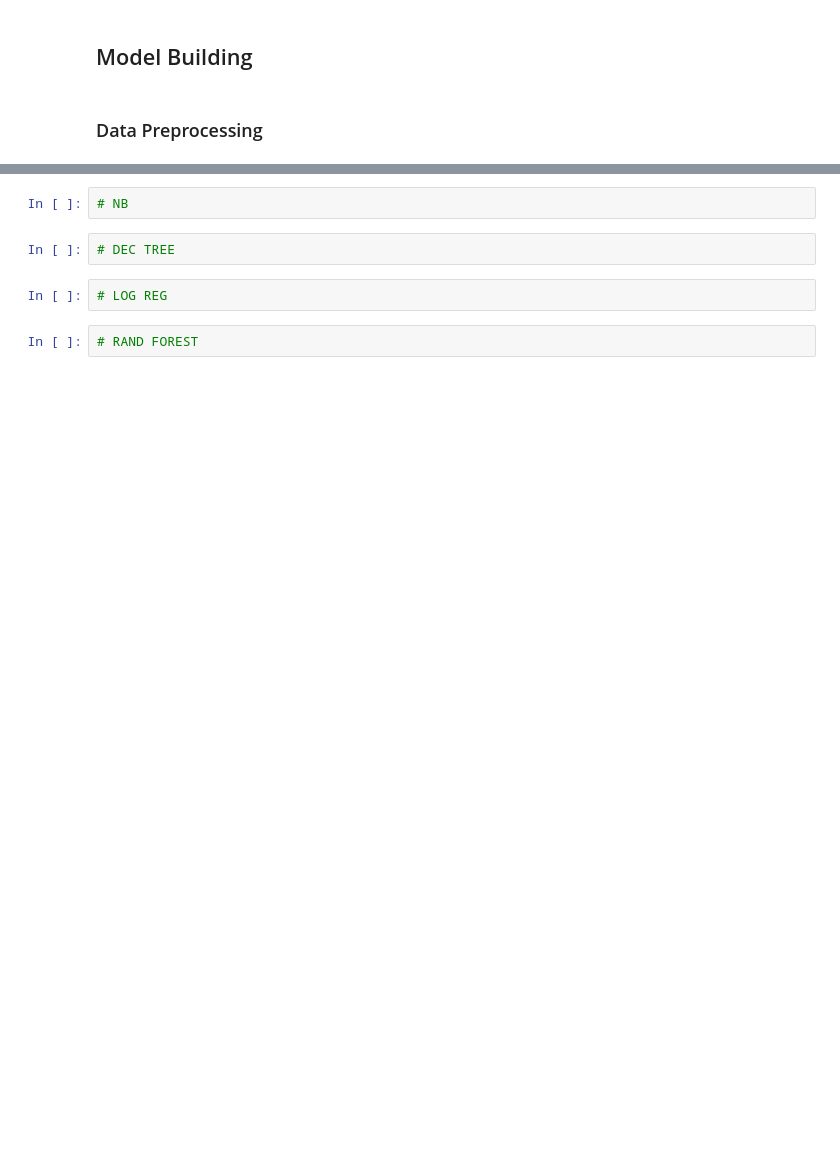
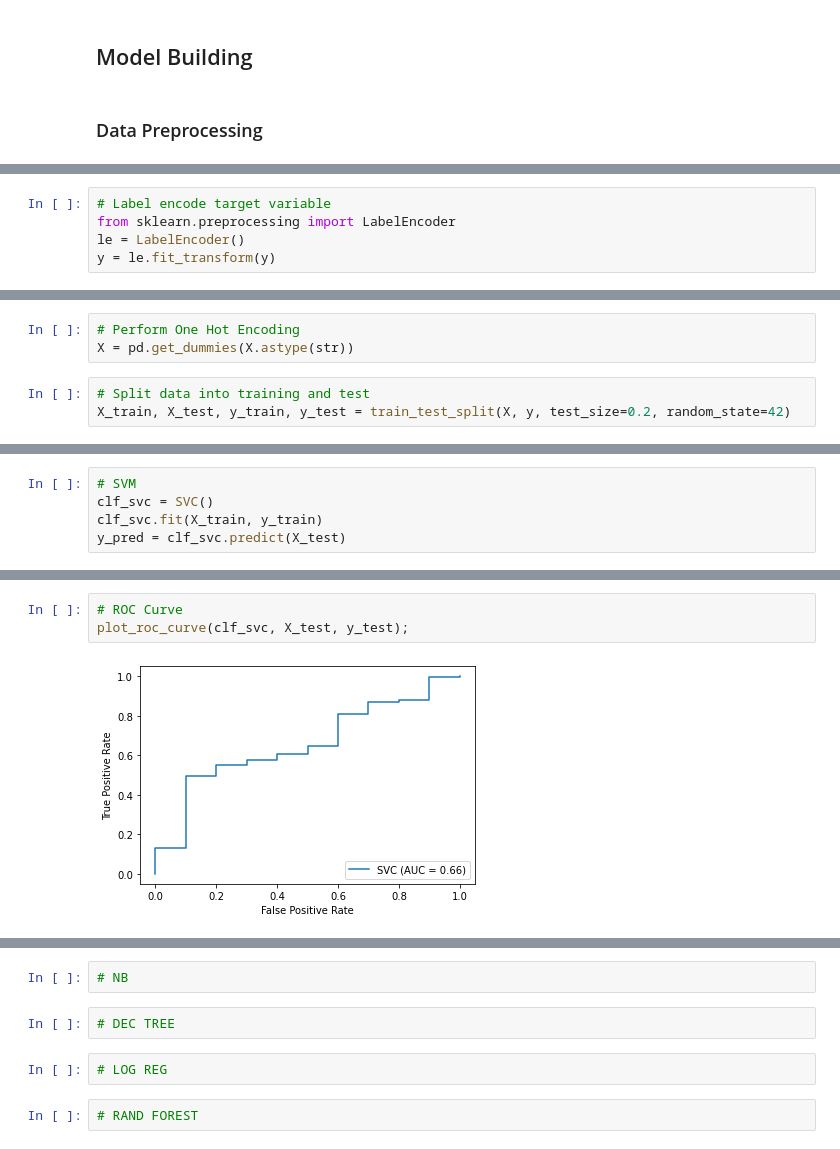
Before and after one commit to dan-grant-hunter/London_Free_Transport, a Jupyter notebook: london_free_transport.ipynb, the cells around one changed output, grey strips where cells are left out. Cells and saved outputs as stored; diff of their text form; blank space fills up the shorter version.

```diff
--- a/london_free_transport.ipynb
+++ b/london_free_transport.ipynb
@@ -512,0 +565,5 @@ plt.xticks([*range(1,6)]);
+# %%
+# Label encode target variable
+from sklearn.preprocessing import LabelEncoder
+le = LabelEncoder()
+y = le.fit_transform(y)
@@ -512,0 +573,6 @@ plt.xticks([*range(1,6)]);
+# %%
+# Perform One Hot Encoding
+X = pd.get_dummies(X.astype(str))
+# %%
+# Split data into training and test
+X_train, X_test, y_train, y_test = train_test_split(X, y, test_size=0.2, random_state=42)
@@ -512,0 +581,5 @@ plt.xticks([*range(1,6)]);
+# %%
+# SVM
+clf_svc = SVC()
+clf_svc.fit(X_train, y_train)
+y_pred = clf_svc.predict(X_test)
@@ -512,0 +617,5 @@ plt.xticks([*range(1,6)]);
+# %%
+# ROC Curve
+plot_roc_curve(clf_svc, X_test, y_test);
+# %% [output]
+[figure, added]
```
Also changed, not shown: parts of 25 cells of this notebook.
